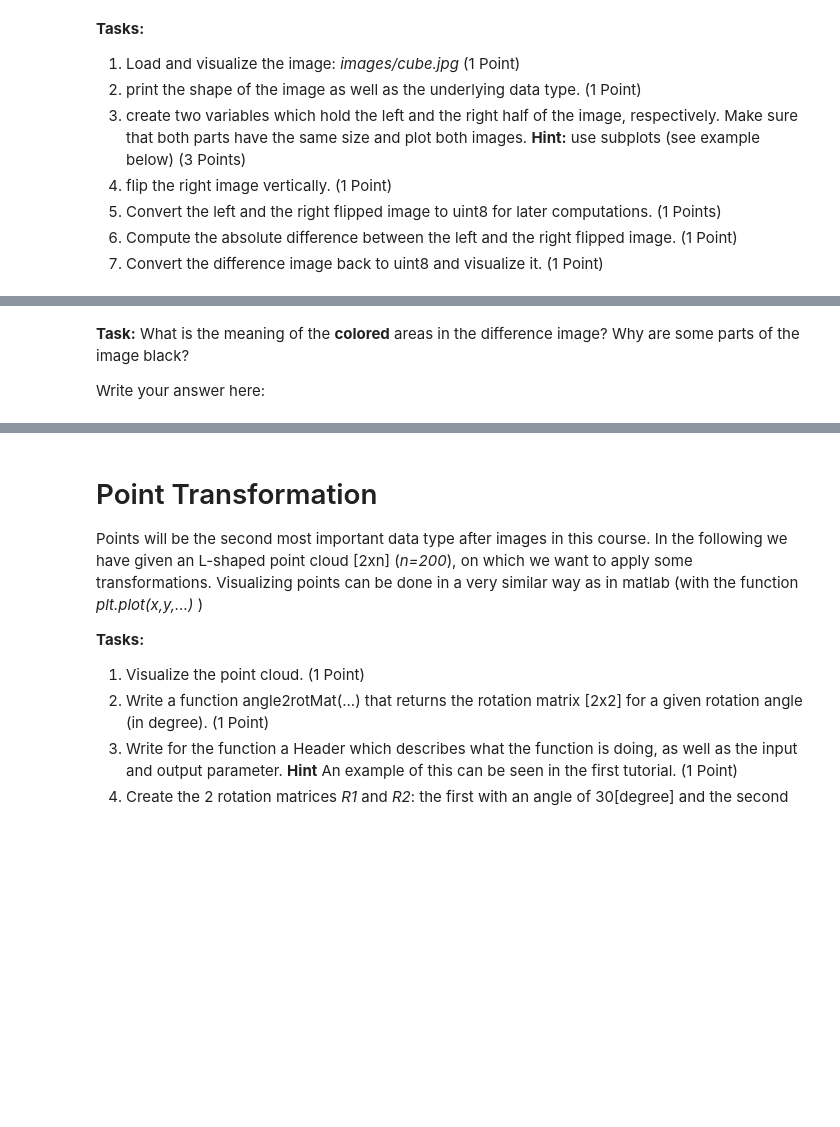
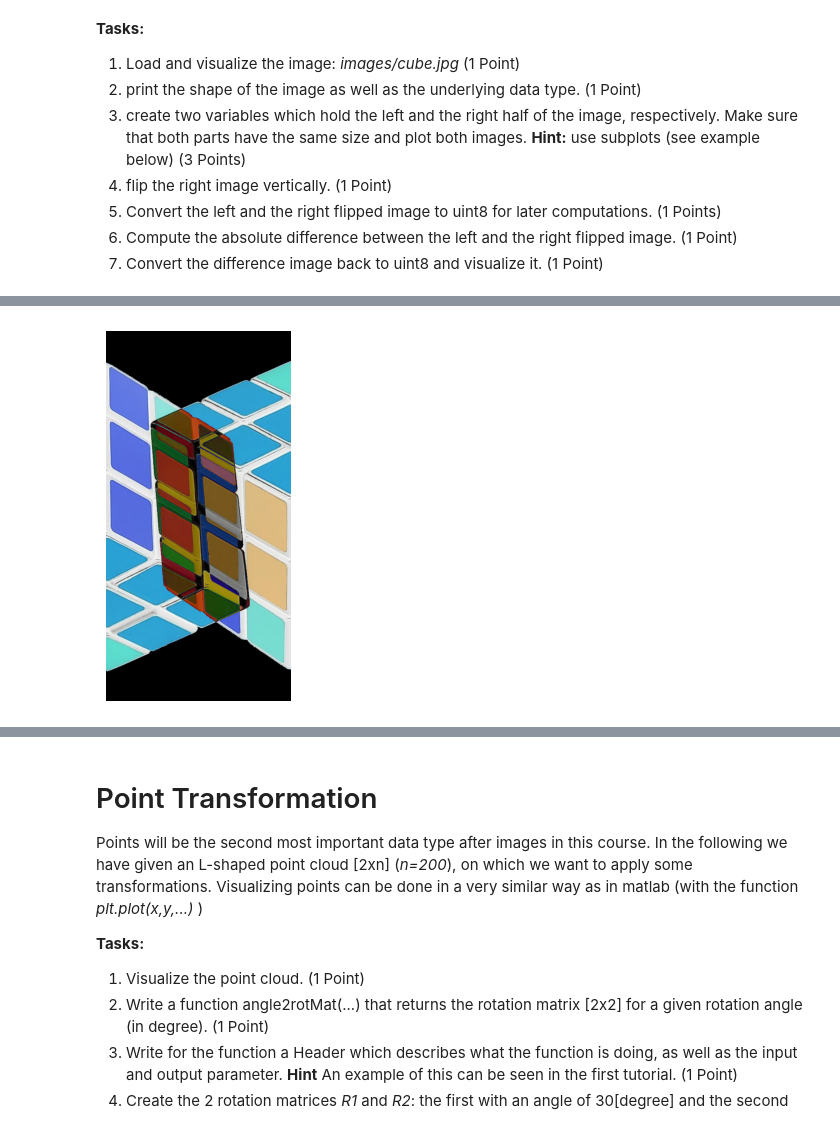
Before and after one commit to ArturKosma/Learning, a Jupyter notebook: jupyter/photogrammetry/photogrammetry_exercise_02.ipynb, the cells around one changed output, grey strips where cells are left out. Cells and saved outputs as stored; diff of their text form; code cells hidden in the pictures; blank space fills up the shorter version.

```diff
--- a/jupyter/photogrammetry/photogrammetry_exercise_02.ipynb
+++ b/jupyter/photogrammetry/photogrammetry_exercise_02.ipynb
@@ -61,12 +157,16 @@ An image in python is typically represented as a 3 dimensional numpy array *(row
 # %%
 # Convert to float
+float_left_half = left_half.astype(float)
+float_right_half_flipped = right_half_flipped.astype(float)
 # %%
 # compute difference here:
+abs_diff = np.abs(float_left_half - float_right_half_flipped)
 # %%
 # Convert to uint8:
-
+abs_diff_uint8 = abs_diff.astype(np.uint8)
 # Plot differences:
+plt.imshow(abs_diff_uint8)
+plt.axis('off')
+plt.show()
+# %% [output]
+[figure, added]
-# %% [markdown]
-**Task:** What is the meaning of the **colored** areas in the difference image? Why are some parts of the image black?
-
-Write your answer here:
```
Also changed, not shown: parts of 31 cells of this notebook, 1 other file.
